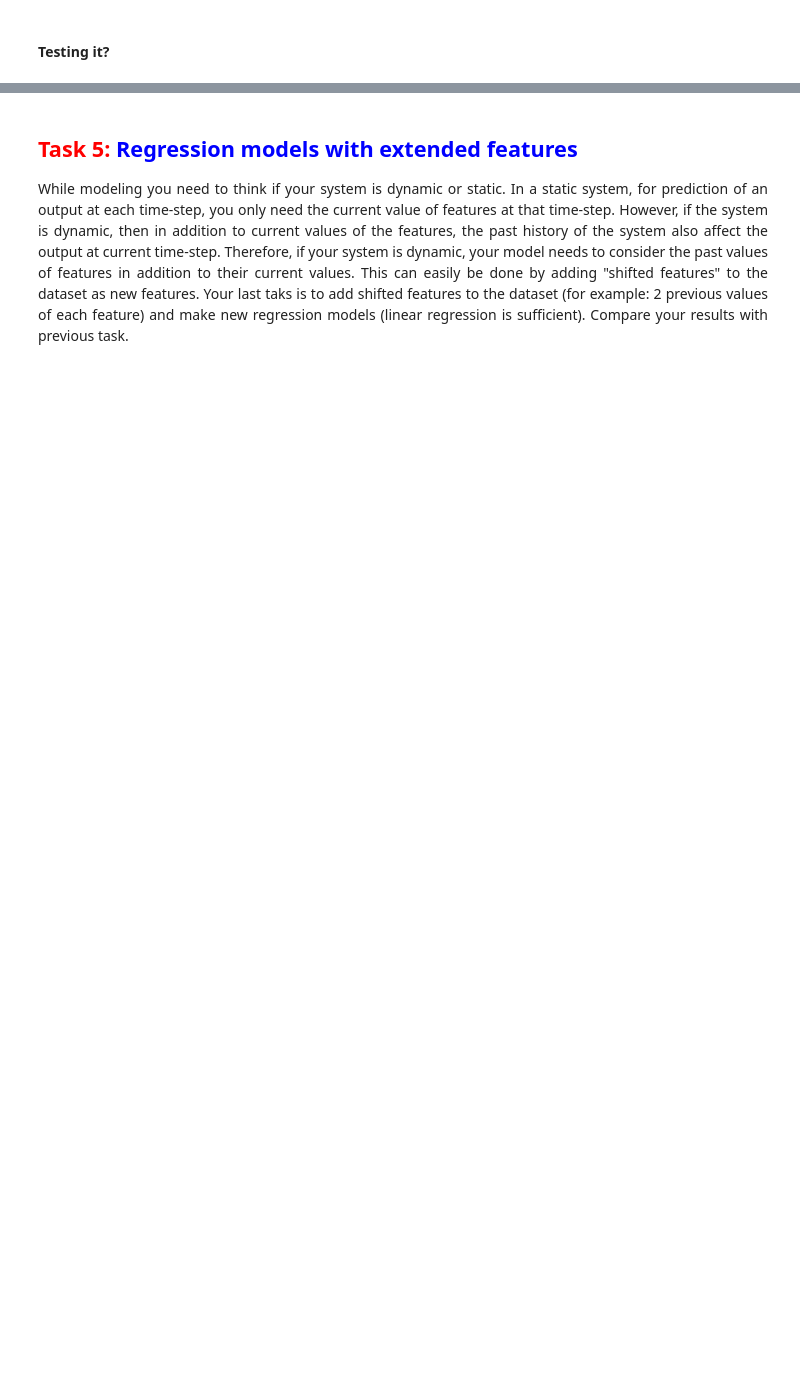
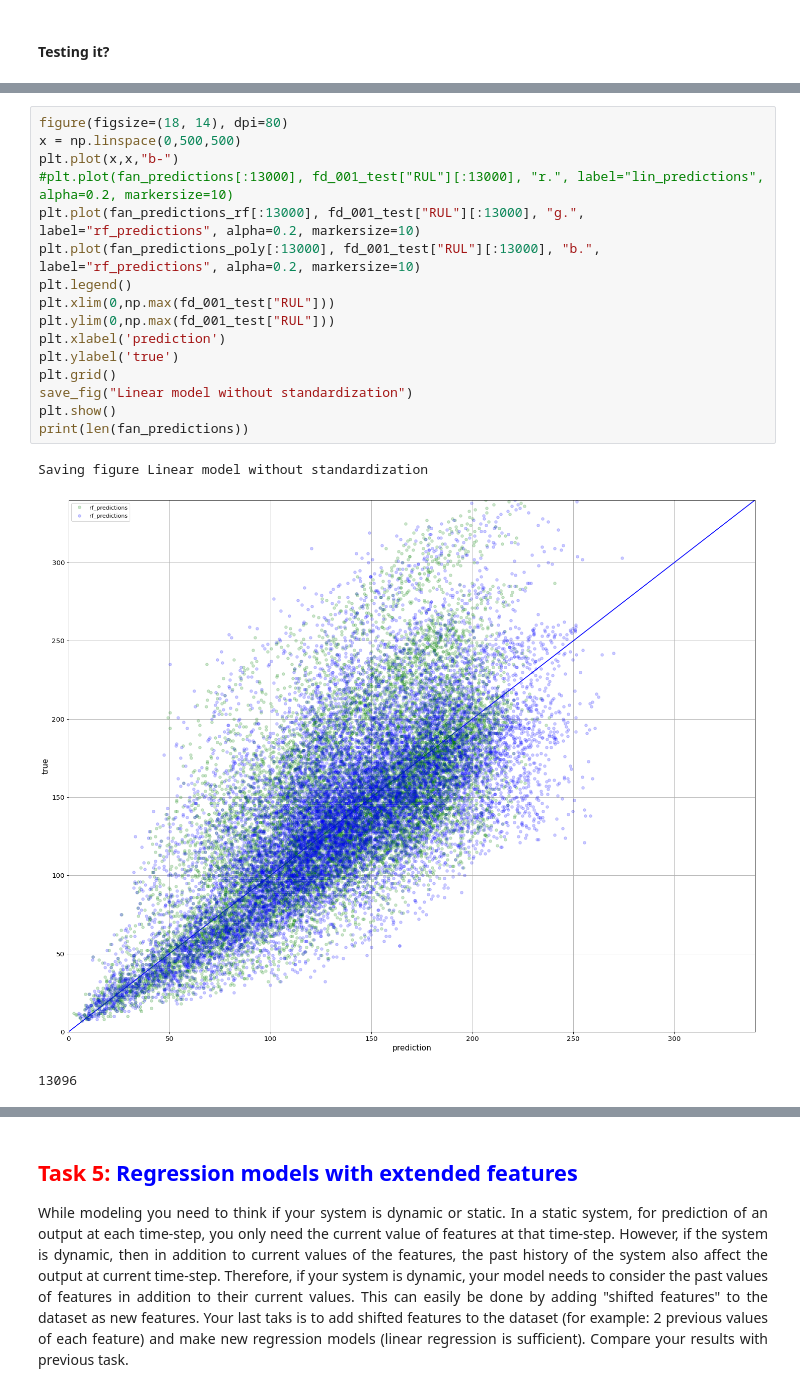
Before and after one commit to larsRikard/Machine-learning-and-sensor-technology, a Jupyter notebook: Assignment 2/Assignment 2 - NASA Turbofan Jet Engine dataset.ipynb, the cells around one changed output, grey strips where cells are left out. Saved outputs shown, nothing was run; the diff lists cells and outputs as text; blank space fills up the shorter version.

```diff
--- a/Assignment 2/Assignment 2 - NASA Turbofan Jet Engine dataset.ipynb
+++ b/Assignment 2/Assignment 2 - NASA Turbofan Jet Engine dataset.ipynb
@@ -342,0 +365,20 @@ plt.show()
+# %%
+figure(figsize=(18, 14), dpi=80)
+x = np.linspace(0,500,500)
+plt.plot(x,x,"b-")
+#plt.plot(fan_predictions[:13000], fd_001_test["RUL"][:13000], "r.", label="lin_predictions", alpha=0.2, markersize=10)
+plt.plot(fan_predictions_rf[:13000], fd_001_test["RUL"][:13000], "g.", label="rf_predictions", alpha=0.2, markersize=10)
+plt.plot(fan_predictions_poly[:13000], fd_001_test["RUL"][:13000], "b.", label="rf_predictions", alpha=0.2, markersize=10)
+plt.legend()
+plt.xlim(0,np.max(fd_001_test["RUL"]))
+plt.ylim(0,np.max(fd_001_test["RUL"]))
+plt.xlabel('prediction')
+plt.ylabel('true')
+plt.grid()
+save_fig("Linear model without standardization")
+plt.show()
+print(len(fan_predictions))
+# %% [output]
+Saving figure Linear model without standardization
+[figure, added]
+13096
```
Also changed, not shown: parts of 27 cells of this notebook, 7 other files.
